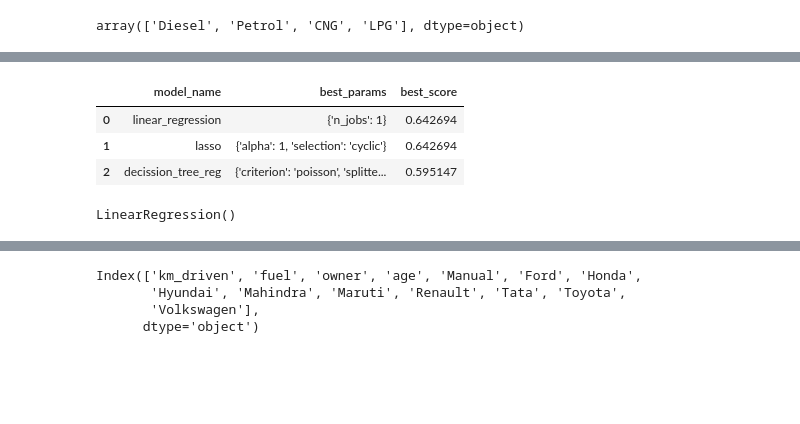
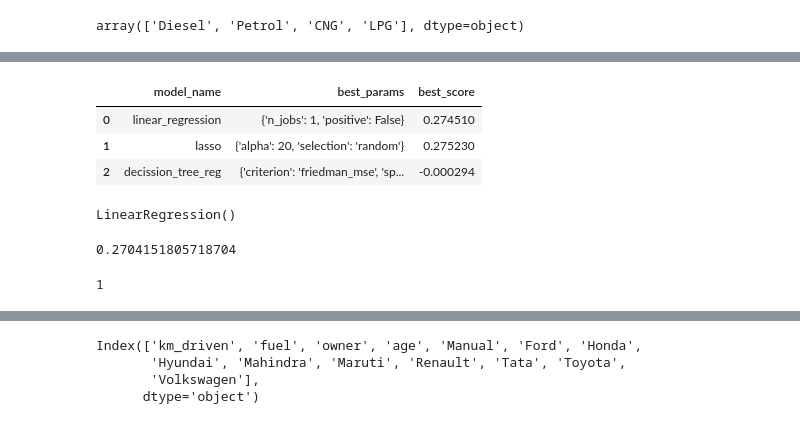
Before and after one commit to Aifedayo/data-science-maths, a Jupyter notebook: Projects/flask_server_car_price_pred/model/car-prices-prediction-model.ipynb, the cells around one changed output, grey strips where cells are left out. Drawn from its saved outputs; the diff is of its cells as text; code cells hidden in the pictures; blank space fills up the shorter version.

```diff
--- a/Projects/flask_server_car_price_pred/model/car-prices-prediction-model.ipynb
+++ b/Projects/flask_server_car_price_pred/model/car-prices-prediction-model.ipynb
@@ -246,5 +282,3 @@ df3.fuel = le.fit_transform(df3.fuel)
-# %%
-df3.owner = le.fit_transform(df3.owner)
 # %%
 df3.head(10)
 # %% [output]
@@ -275,8 +303,9 @@ plt.bar(x, height=height);
 # %%
 # Use one-hot encoding (dummies) for owner and model
-trans_dummies = pd.get_dummies(df3.transmission, dtype=int, drop_first=True)
-name_dummies = pd.get_dummies(df3.name, dtype=int, drop_first=True)
-df4 = pd.concat([df3, trans_dummies, name_dummies], axis=1)
+# fuel_dummies = pd.get_dummies(df3.fuel, dtype='int64', drop_first=True)
+# trans_dummies = pd.get_dummies(df3.transmission, dtype='int64', drop_first=True)
+name_dummies = pd.get_dummies(df3.name, dtype='int64', drop_first=True)
+df4 = pd.concat([df3, name_dummies], axis=1)
 # %%
 df4.head()
 # %% [output]
@@ -309,6 +341,6 @@ memory usage: 291.2+ KB
 # %%
 # Drop name and owner cols
-cols_to_drop = ['name', 'transmission']
+cols_to_drop = ['name']
 df5 = df4.drop(cols_to_drop, axis=1)
 df5.head()
 # %% [output]
@@ -350,52 +415,57 @@ X_scaled = scaler.fit_transform(X)
 # %%
 # Split our data
-X_train, X_test, y_train, y_test = train_test_split(X_scaled, y, random_state=42, test_size=0.2)
+X_train, X_test, y_train, y_test = train_test_split(X, y, random_state=42, test_size=0.2)
 # %%
 cv = ShuffleSplit(n_splits=5, test_size=0.2, random_state=42)
 # %%
-def get_best_model(X_train,y_train):
+def get_best_model(X,y):
     model_params = {
         'linear_regression': {
             'model': LinearRegression(),
             'params': {
-                'n_jobs': [1,2,3]
+                'n_jobs': [1,3,5],
+                'positive': [True, False]
             }
         },
         'lasso': {
-            'model': Lasso(),
+            'model': Lasso(max_iter=1000, tol=0.1),
             'params': {
-                'alpha': [1,2],
+                'alpha': [10,20,50],
                 'selection': ['random', 'cyclic']
             }
         },
         'decission_tree_reg': {
             'model': DecisionTreeRegressor(),
             'params': {
                 'criterion': ['poisson', 'friedman_mse'],
                 'splitter': ['best', 'random']
             }
         }
     }
     scores = []
     for model_name, mp in model_params.items():
         gs = GridSearchCV(mp['model'], mp['params'], cv=cv, return_train_score=False)
-        gs.fit(X_train, y_train)
+        gs.fit(X, y)
         scores.append({
             'model_name': model_name,
             'best_params': gs.best_params_,
             'best_score': gs.best_score_
         })
     return pd.DataFrame(scores, columns=['model_name', 'best_params', 'best_score'])
 
 
 get_best_model(X_train, y_train)
 # %% [output]
 |  | model_name | best_params | best_score |
-| 0 | linear_regression | {'n_jobs': 1} | 0.642694 |
-| 1 | lasso | {'alpha': 1, 'selection': 'cyclic'} | 0.642694 |
-| 2 | decission_tree_reg | {'criterion': 'poisson', 'splitte... | 0.595147 |
+| 0 | linear_regression | {'n_jobs': 1, 'positive': False} | 0.274510 |
+| 1 | lasso | {'alpha': 20, 'selection': 'random'} | 0.275230 |
+| 2 | decission_tree_reg | {'criterion': 'friedman_mse', 'sp... | -0.000294 |
 # %%
 lr = LinearRegression()
 lr.fit(X_train, y_train)
 # %% [output]
 LinearRegression()
+# %%
+lr.score(X_test, y_test)
+# %% [output]
+0.2704151805718704
@@ -401,0 +476,4 @@ LinearRegression()
+# %%
+pca.n_components_
+# %% [output]
+1
```
Also changed, not shown: parts of 41 cells of this notebook, 2 other files.
